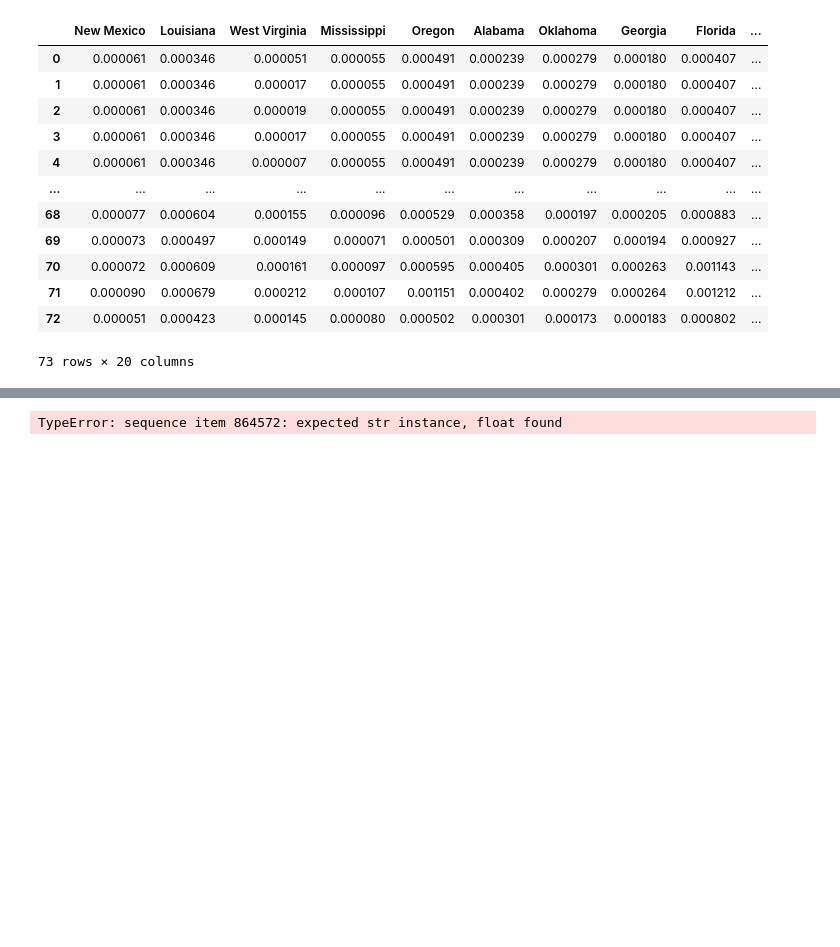
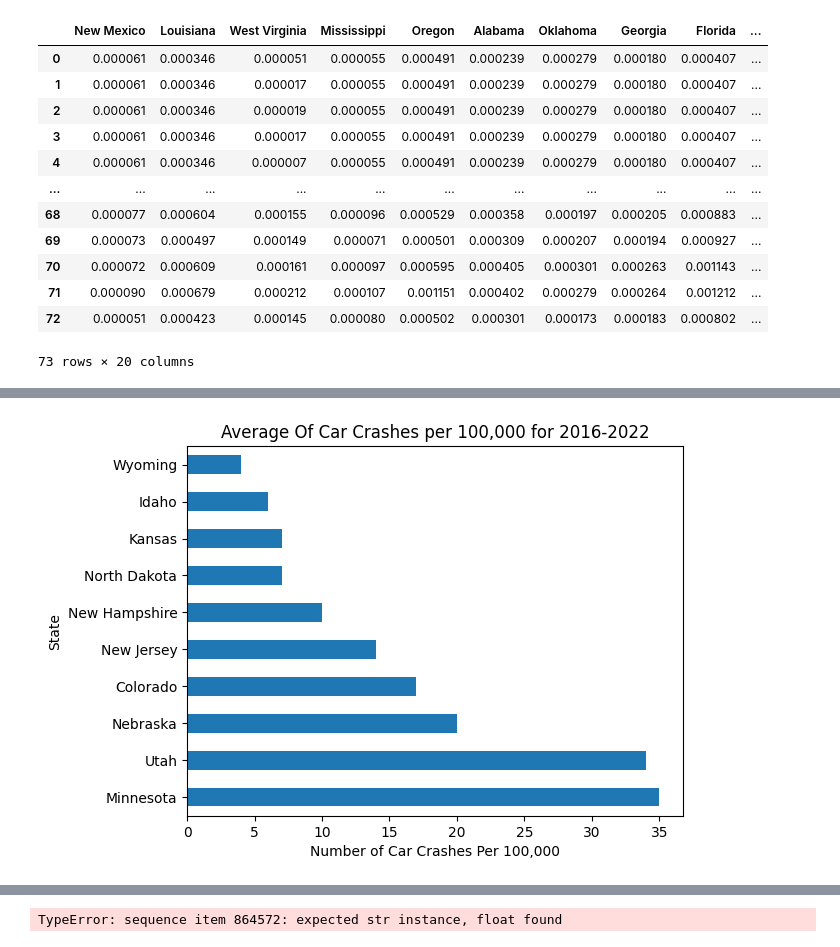
Before and after one commit to MatthewKolotylo/Car-Crash-Analytics-, a Jupyter notebook: Project Master Copy.ipynb, the cells around one changed output, grey strips where cells are left out. Saved outputs shown, nothing was run; the diff lists cells and outputs as text; code cells hidden in the pictures; blank space fills up the shorter version.

```diff
--- a/Project Master Copy.ipynb
+++ b/Project Master Copy.ipynb
@@ -1315,0 +1291,5 @@ car_crash_df_per_capita_df
+# %%
+group_2_car_crashes.plot(kind='barh', title='Average Of Car Crashes per 100,000 for 2016-2022', xlabel='Number of Car Crashes Per 100,000', ylabel='State')
+plt.show()
+# %% [output]
+[figure, added]
```
Also changed, not shown: parts of 13 cells of this notebook.
